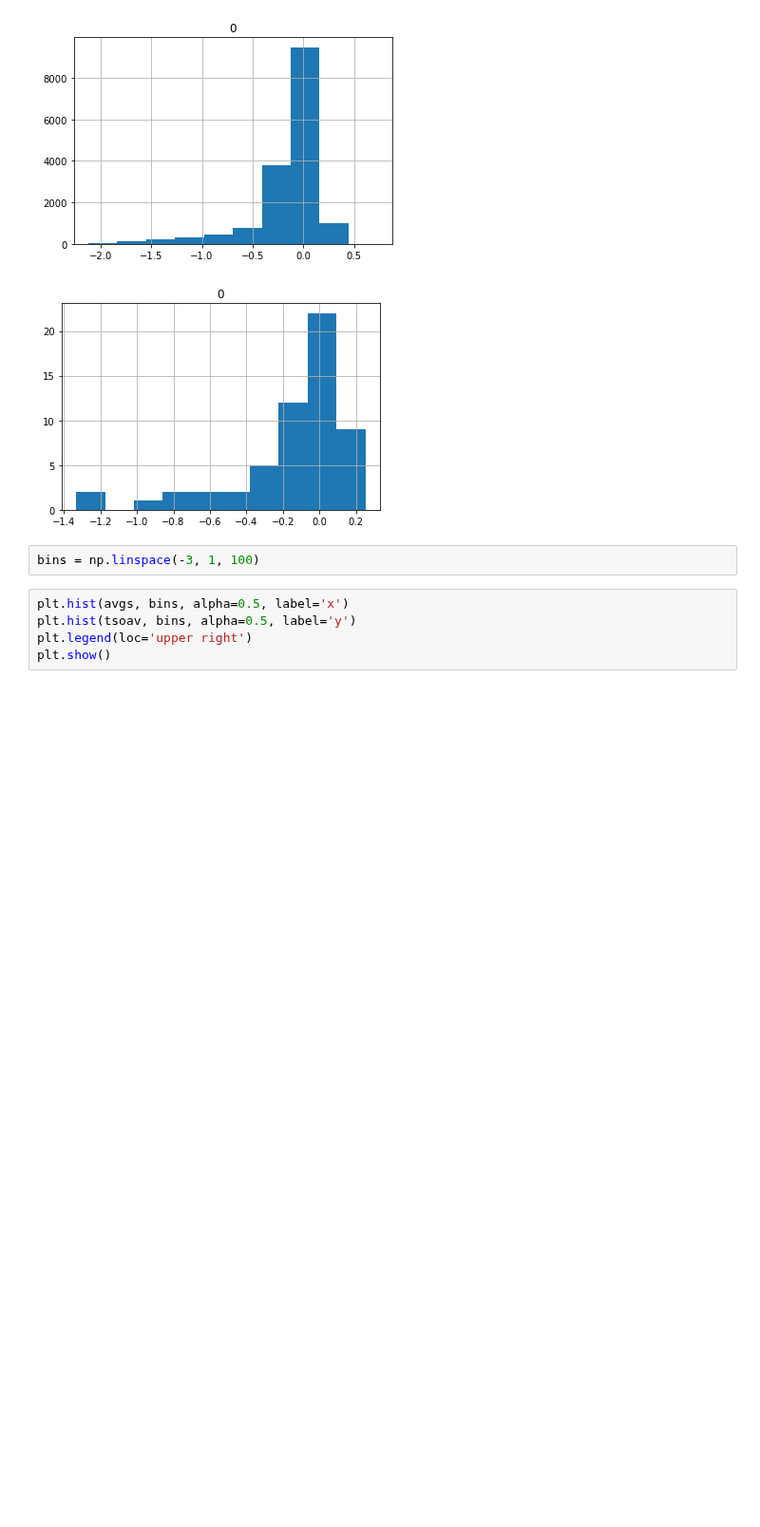
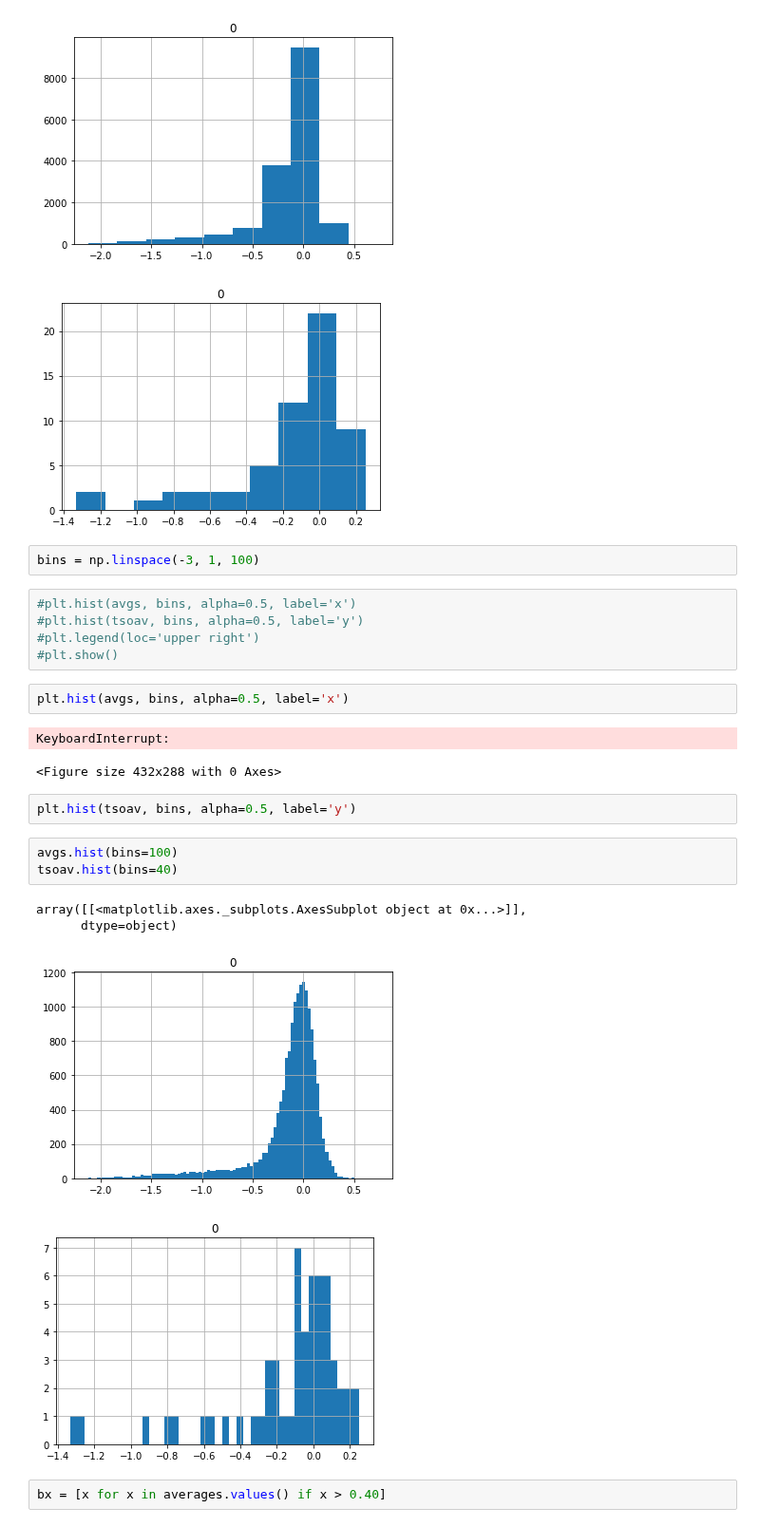
Before and after one commit to lannwal/projectlab, a Jupyter notebook: DataDash.ipynb, the cells around one changed output. Shown at 95% size. Drawn from its saved outputs; the diff is of its cells as text; blank space fills up the shorter version.

```diff
--- a/DataDash.ipynb
+++ b/DataDash.ipynb
@@ -1740,7 +1740,24 @@ array([[<matplotlib.axes._subplots.AxesSubplot object at 0x...>]],
 # %%
 bins = np.linspace(-3, 1, 100)
 # %%
-plt.hist(avgs, bins, alpha=0.5, label='x')
-plt.hist(tsoav, bins, alpha=0.5, label='y')
-plt.legend(loc='upper right')
-plt.show()
+#plt.hist(avgs, bins, alpha=0.5, label='x')
+#plt.hist(tsoav, bins, alpha=0.5, label='y')
+#plt.legend(loc='upper right')
+#plt.show()
+# %%
+plt.hist(avgs, bins, alpha=0.5, label='x')
+# %% [output]
+KeyboardInterrupt:
+<Figure size 432x288 with 0 Axes>
+# %%
+plt.hist(tsoav, bins, alpha=0.5, label='y')
+# %%
+avgs.hist(bins=100)
+tsoav.hist(bins=40)
+# %% [output]
+array([[<matplotlib.axes._subplots.AxesSubplot object at 0x...>]],
+      dtype=object)
+[figure, added]
+[figure, added]
+# %%
+bx = [x for x in averages.values() if x > 0.40]
```
Also changed, not shown: parts of 32 cells of this notebook.
